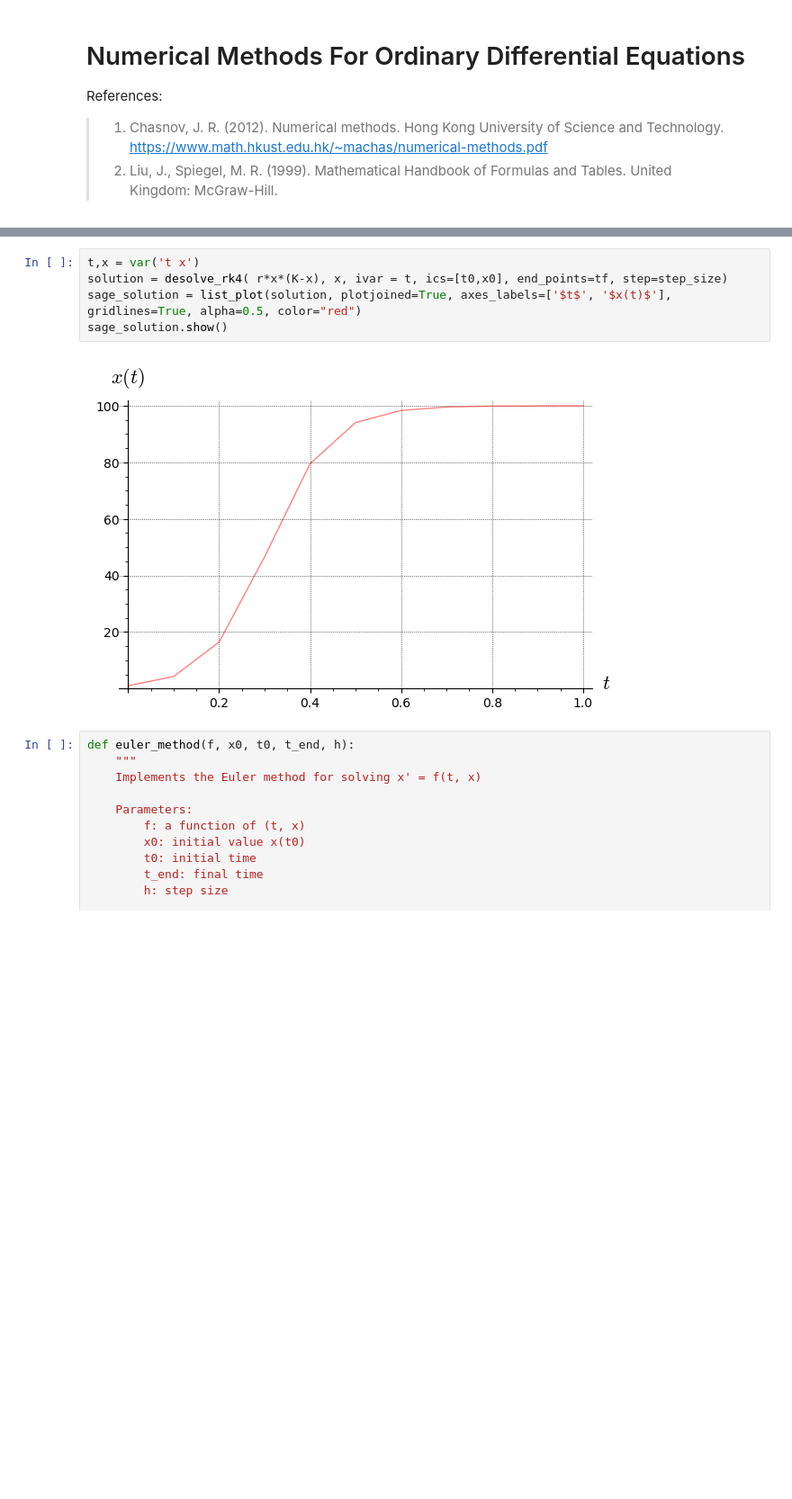
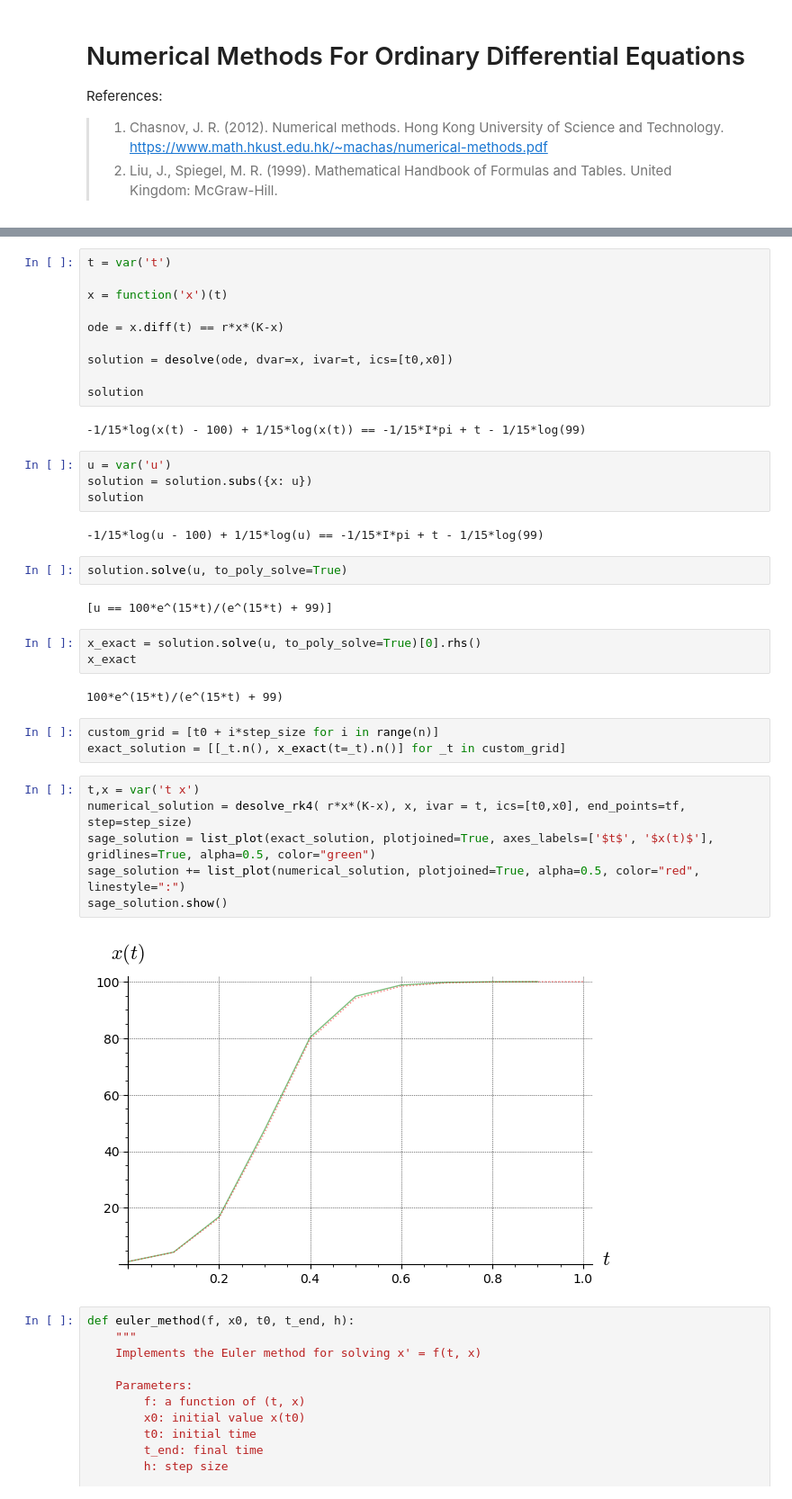
Before and after one commit to julihocc/itesm-ma2008b-notes, a Jupyter notebook: period-02/week-04/w204.ipynb, the cells around one changed output, grey strips where cells are left out. Shown at 90% size. Saved outputs shown, nothing was run; the diff lists cells and outputs as text; blank space fills up the shorter version.

Commit message:
Implement code changes to enhance functionality and improve performance

```diff
--- a/period-02/week-04/w204.ipynb
+++ b/period-02/week-04/w204.ipynb
@@ -35,10 +44,41 @@ step_size =  0.1
+# %%
+t = var('t')
+
+x = function('x')(t)
+
+ode = x.diff(t) == r*x*(K-x)
+
+solution = desolve(ode, dvar=x, ivar=t, ics=[t0,x0])
+
+solution
+# %% [output]
+-1/15*log(x(t) - 100) + 1/15*log(x(t)) == -1/15*I*pi + t - 1/15*log(99)
+# %%
+u = var('u')
+solution = solution.subs({x: u})
+solution
+# %% [output]
+-1/15*log(u - 100) + 1/15*log(u) == -1/15*I*pi + t - 1/15*log(99)
+# %%
+solution.solve(u, to_poly_solve=True)
+# %% [output]
+[u == 100*e^(15*t)/(e^(15*t) + 99)]
+# %%
+x_exact = solution.solve(u, to_poly_solve=True)[0].rhs()
+x_exact
+# %% [output]
+100*e^(15*t)/(e^(15*t) + 99)
+# %%
+custom_grid = [t0 + i*step_size for i in range(n)]
+exact_solution = [[_t.n(), x_exact(t=_t).n()] for _t in custom_grid]
 # %%
 t,x = var('t x')
-solution = desolve_rk4( r*x*(K-x), x, ivar = t, ics=[t0,x0], end_points=tf, step=step_size)
-sage_solution = list_plot(solution, plotjoined=True, axes_labels=['$t$', '$x(t)$'], gridlines=True, alpha=0.5, color="red")
+numerical_solution = desolve_rk4( r*x*(K-x), x, ivar = t, ics=[t0,x0], end_points=tf, step=step_size)
+sage_solution = list_plot(exact_solution, plotjoined=True, axes_labels=['$t$', '$x(t)$'], gridlines=True, alpha=0.5, color="green")
+sage_solution += list_plot(numerical_solution, plotjoined=True, alpha=0.5, color="red", linestyle=":")
 sage_solution.show()
 # %% [output]
-[figure, old version]
+[figure, new version]
 # %%
 def euler_method(f, x0, t0, t_end, h):
     """
```
Also changed, not shown: parts of 8 cells of this notebook.
